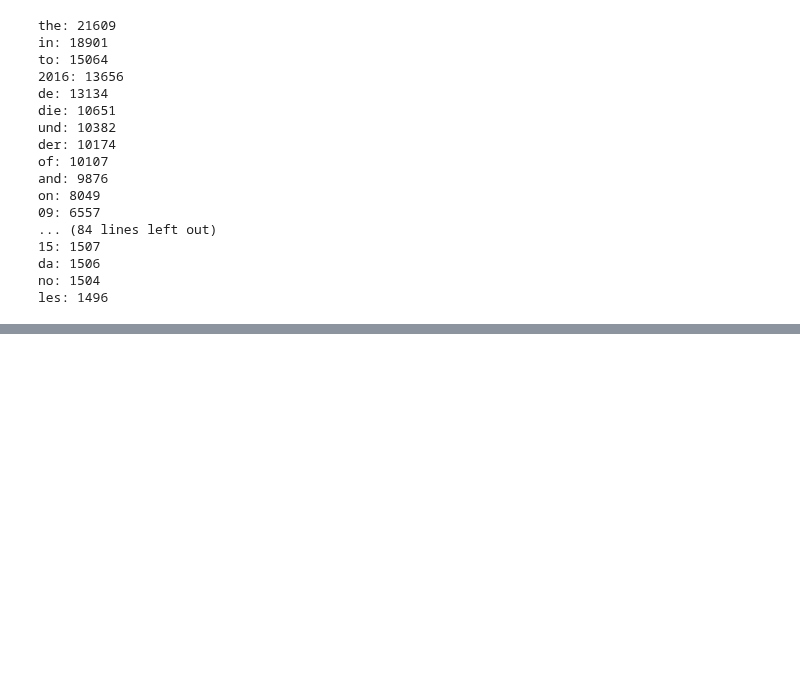
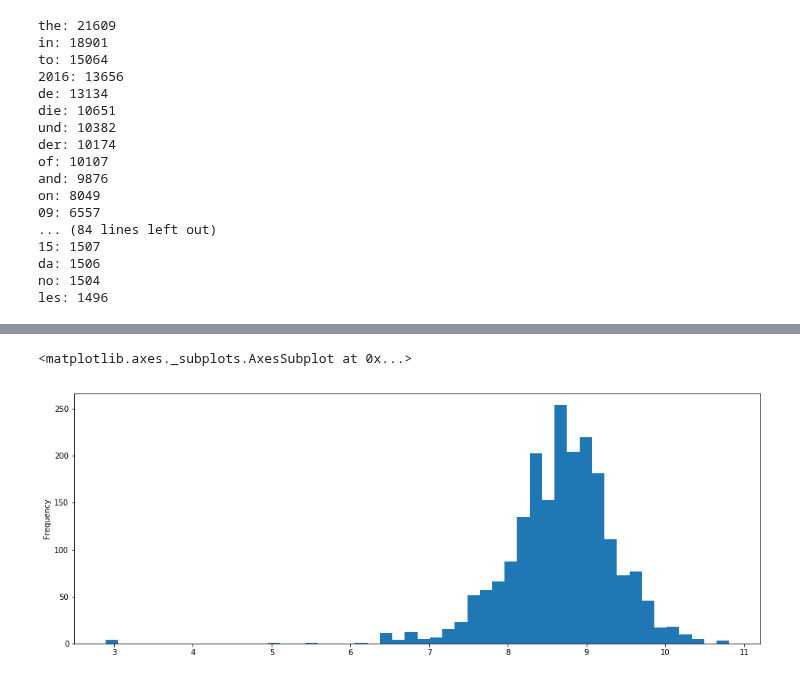
Before and after one commit to sudodoki/prj-nlp, a Jupyter notebook: students/sudodoki/03-nlp-data/data-4-common-crawl/data-4-common-crawl.ipynb, the cells around one changed output, grey strips where cells are left out. Drawn from its saved outputs; the diff is of its cells as text; code cells hidden in the pictures; blank space fills up the shorter version.

```diff
--- a/students/sudodoki/03-nlp-data/data-4-common-crawl/data-4-common-crawl.ipynb
+++ b/students/sudodoki/03-nlp-data/data-4-common-crawl/data-4-common-crawl.ipynb
@@ -109,0 +121,5 @@ les: 1496
+# %%
+cleaned_data['lang_length'].apply(lambda x: math.log(x)).plot(kind='hist', label='log(Text length)', figsize=(16, 6), bins=50)
+# %% [output]
+<matplotlib.axes._subplots.AxesSubplot at 0x...>
+[figure, added]
```
Also changed, not shown: parts of 10 cells of this notebook.
